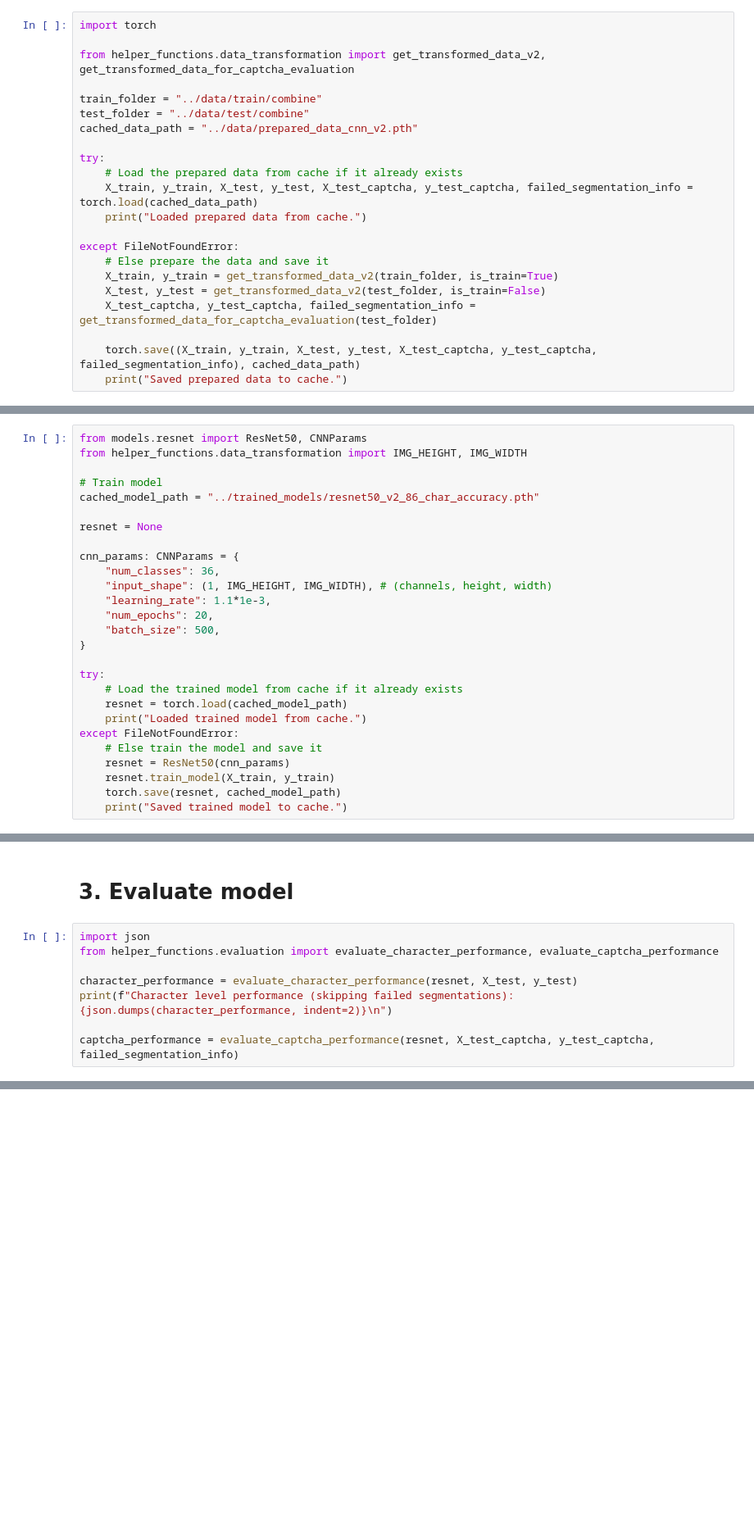
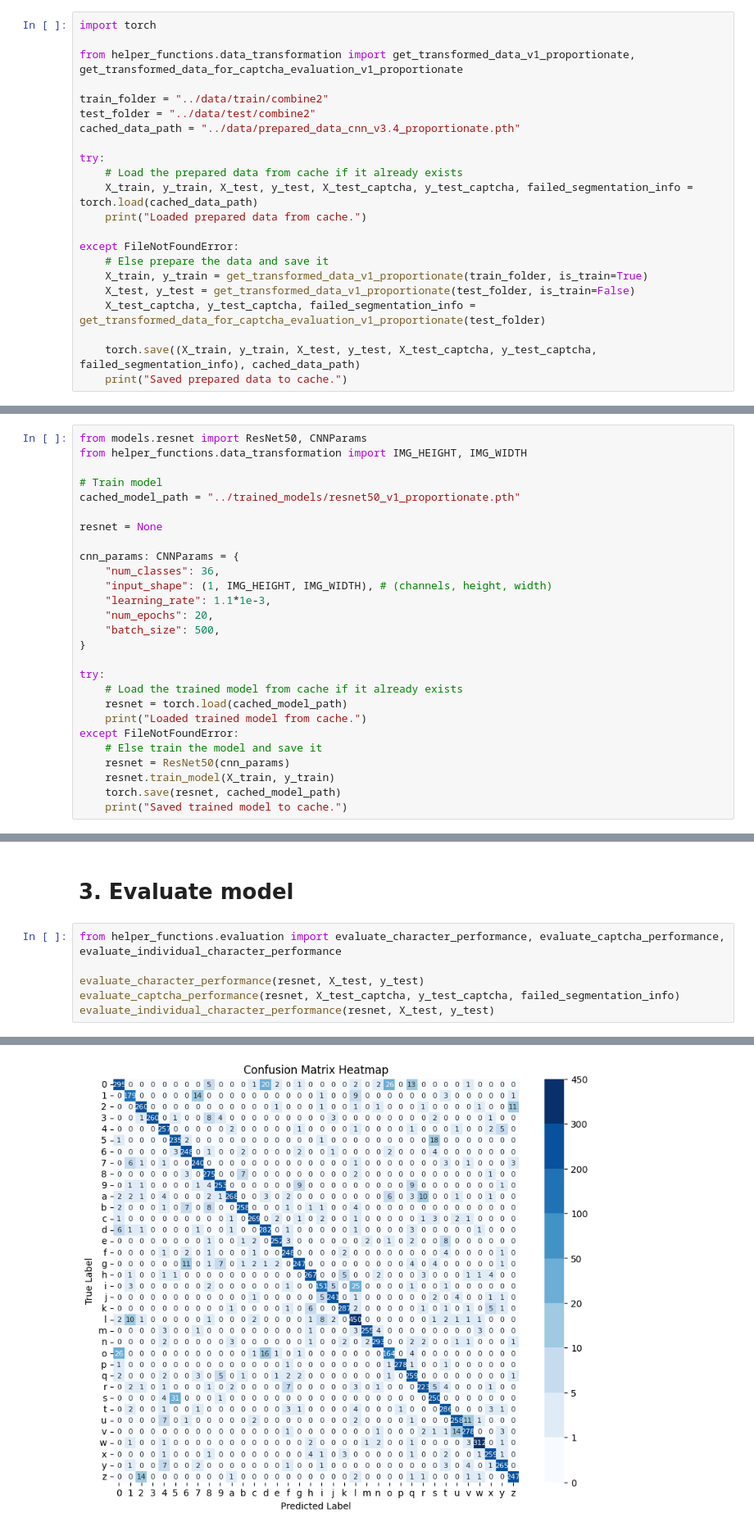
Before and after one commit to cs4243-team18/captcha, a Jupyter notebook: playground/3.2-resnet50.ipynb, the cells around one changed output, grey strips where cells are left out. Shown at 82% size. Drawn from its saved outputs; the diff is of its cells as text; blank space fills up the shorter version.

Commit message:
Add code for 3.4_proportionate pipeline

```diff
--- a/playground/3.2-resnet50.ipynb
+++ b/playground/3.2-resnet50.ipynb
@@ -3,11 +3,11 @@
 # %%
 import torch
 
-from helper_functions.data_transformation import get_transformed_data_v2, get_transformed_data_for_captcha_evaluation
+from helper_functions.data_transformation import get_transformed_data_v1_proportionate, get_transformed_data_for_captcha_evaluation_v1_proportionate
 
-train_folder = "../data/train/combine"
-test_folder = "../data/test/combine"
-cached_data_path = "../data/prepared_data_cnn_v2.pth"
+train_folder = "../data/train/combine2"
+test_folder = "../data/test/combine2"
+cached_data_path = "../data/prepared_data_cnn_v3.4_proportionate.pth"
 
 try:
     # Load the prepared data from cache if it already exists
@@ -16,9 +16,9 @@ try:
 
 except FileNotFoundError:
     # Else prepare the data and save it
-    X_train, y_train = get_transformed_data_v2(train_folder, is_train=True)
-    X_test, y_test = get_transformed_data_v2(test_folder, is_train=False)
-    X_test_captcha, y_test_captcha, failed_segmentation_info = get_transformed_data_for_captcha_evaluation(test_folder)
+    X_train, y_train = get_transformed_data_v1_proportionate(train_folder, is_train=True)
+    X_test, y_test = get_transformed_data_v1_proportionate(test_folder, is_train=False)
+    X_test_captcha, y_test_captcha, failed_segmentation_info = get_transformed_data_for_captcha_evaluation_v1_proportionate(test_folder)
 
     torch.save((X_train, y_train, X_test, y_test, X_test_captcha, y_test_captcha, failed_segmentation_info), cached_data_path)
     print("Saved prepared data to cache.")
@@ -31,7 +31,7 @@ from models.resnet import ResNet50, CNNParams
 from helper_functions.data_transformation import IMG_HEIGHT, IMG_WIDTH
 
 # Train model
-cached_model_path = "../trained_models/resnet50_v2_86_char_accuracy.pth"
+cached_model_path = "../trained_models/resnet50_v1_proportionate.pth"
 
 resnet = None
 
@@ -58,11 +70,9 @@ Loaded trained model from cache.
 # %% [markdown]
 # 3. Evaluate model
 # %%
-import json
-from helper_functions.evaluation import evaluate_character_performance, evaluate_captcha_performance
+from helper_functions.evaluation import evaluate_character_performance, evaluate_captcha_performance, evaluate_individual_character_performance
 
-character_performance = evaluate_character_performance(resnet, X_test, y_test)
-print(f"Character level performance (skipping failed segmentations): {json.dumps(character_performance, indent=2)}\n")
-
-captcha_performance = evaluate_captcha_performance(resnet, X_test_captcha, y_test_captcha, failed_segmentation_info)
+evaluate_character_performance(resnet, X_test, y_test)
+evaluate_captcha_performance(resnet, X_test_captcha, y_test_captcha, failed_segmentation_info)
+evaluate_individual_character_performance(resnet, X_test, y_test)
 # %% [output]
@@ -81,0 +94 @@ Captcha level performance: {
+[figure, added]
```
Also changed, not shown: parts of 3 cells of this notebook, 3 other files.
